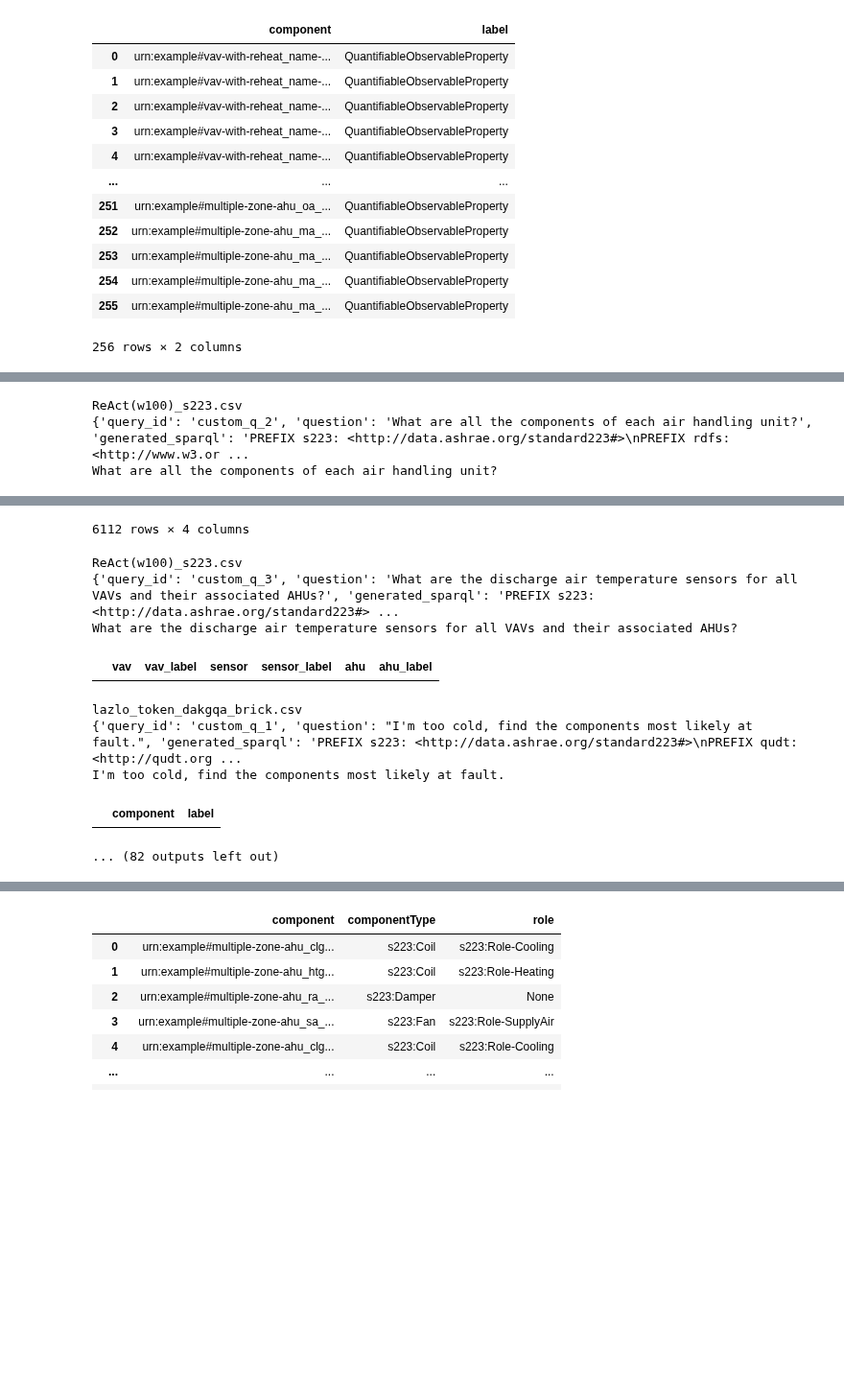
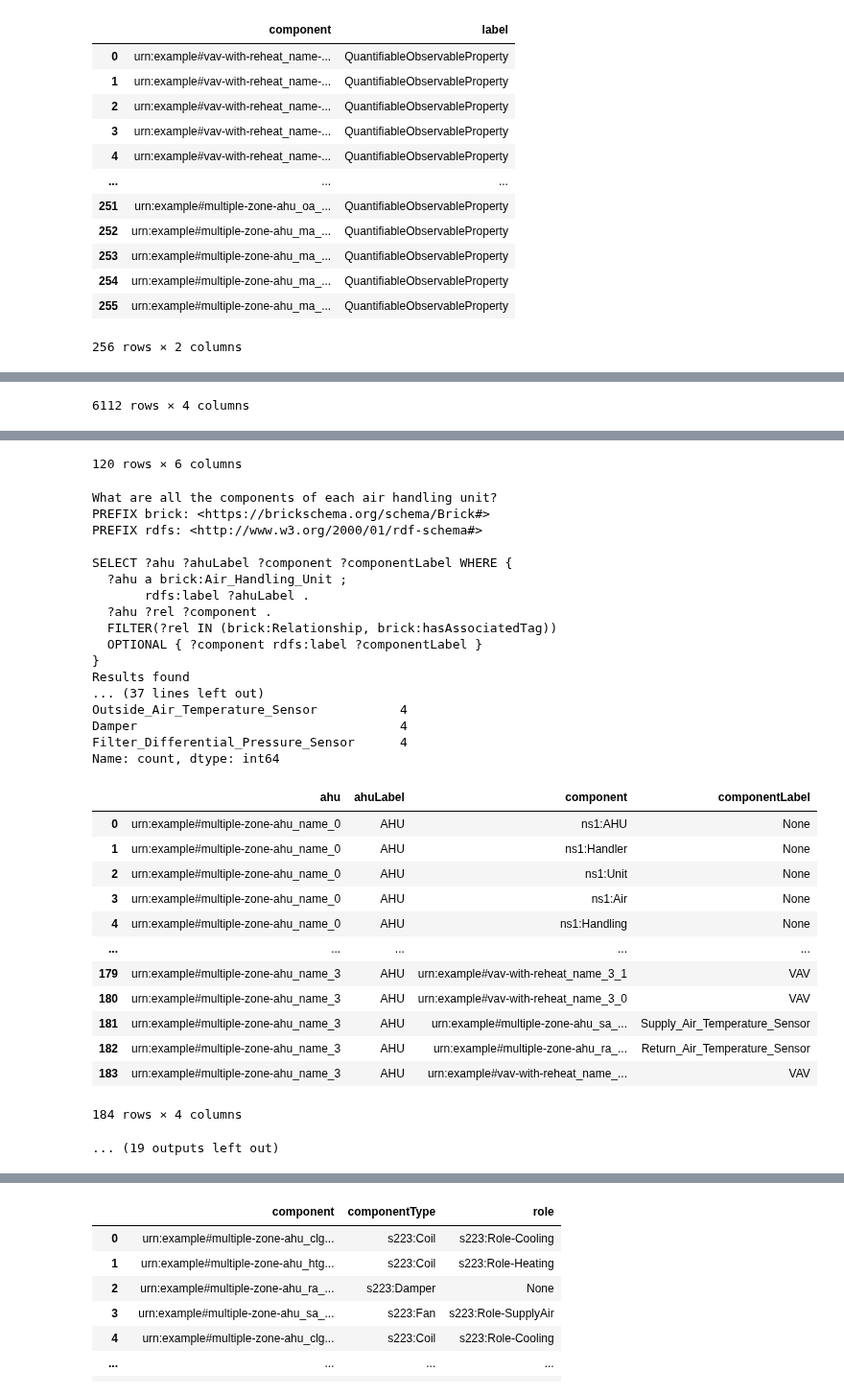
Before and after one commit to lazlop/graph-pattern-id, a Jupyter notebook: examples/testing-queries-camera-ready.ipynb, the cells around one changed output, grey strips where cells are left out. Shown at 96% size. Cells and saved outputs as stored; diff of their text form; code cells hidden in the pictures; blank space fills up the shorter version.

Commit message:
assessing query success

```diff
--- a/examples/testing-queries-camera-ready.ipynb
+++ b/examples/testing-queries-camera-ready.ipynb
@@ -49,20 +93,34 @@ csv_files = list(results_dir.glob('*.csv'))
 # print(f"Found {len(csv_files)} CSV files in {results_dir}\n")
 
 all_queries = []
-
+all_dfs = []
+summary = []
 # Process each CSV file
 for csv_file in csv_files:
-    # print(f"Processing: {csv_file.name}")
+    print('='*80)
+    print('Displaying File', csv_file.name)
     queries = read_queries_from_csv(csv_file)
     all_queries.extend(queries)
-    # print(f"  - Found {len(queries)} queries\n")
     g_i = gs if '_s223' in csv_file.name else gb
-    for query in all_queries:
-        print(csv_file.name)
-        print(query)
+    for query in queries:
         print(query['question'])
+        print(query['generated_sparql'])
+        result = [csv_file.name, query['question'], False]
         try:
-            display(query_to_df(query['generated_sparql'], g_i))
+            df = query_to_df(query['generated_sparql'], g_i)
+            all_dfs.append(df)
+            result = [csv_file.name, query['question'], len(df) > 0]
+            if df.empty:
+                print('No results')
+            else:
+                print('Results found')
+                for c in df.columns:
+                    print(df[c].value_counts())
+                    print('\n')
+                display(df)
         except Exception as e:
+            print('Error')
             print(e)
+        finally:
+            summary.append(result)
 # %% [output]
@@ -89,3 +186 @@ What are all the instances of valve commands for cooling only VAVs?
-ReAct(w100)_s223.csv
-{'query_id': 'custom_q_2', 'question': 'What are all the components of each air handling unit?', 'generated_sparql': 'PREFIX s223: <http://data.ashrae.org/standard223#>\nPREFIX rdfs: <http://www.w3.or ...
-What are all the components of each air handling unit?
+6112 rows × 4 columns
@@ -104,10 +216,32 @@ What are all the components of each air handling unit?
-6112 rows × 4 columns
-ReAct(w100)_s223.csv
-{'query_id': 'custom_q_3', 'question': 'What are the discharge air temperature sensors for all VAVs and their associated AHUs?', 'generated_sparql': 'PREFIX s223: <http://data.ashrae.org/standard223#> ...
-What are the discharge air temperature sensors for all VAVs and their associated AHUs?
+120 rows × 6 columns
+What are all the components of each air handling unit?
+PREFIX brick: <https://brickschema.org/schema/Brick#>
+PREFIX rdfs: <http://www.w3.org/2000/01/rdf-schema#>
+
+SELECT ?ahu ?ahuLabel ?component ?componentLabel WHERE {
+  ?ahu a brick:Air_Handling_Unit ;
+       rdfs:label ?ahuLabel .
+  ?ahu ?rel ?component .
+  FILTER(?rel IN (brick:Relationship, brick:hasAssociatedTag))
+  OPTIONAL { ?component rdfs:label ?componentLabel }
+}
+Results found
+... (37 lines left out)
+Outside_Air_Temperature_Sensor           4
+Damper                                   4
+Filter_Differential_Pressure_Sensor      4
+Name: count, dtype: int64
-|  | vav | vav_label | sensor | sensor_label | ahu | ahu_label |
+|  | ahu | ahuLabel | component | componentLabel |
+| 0 | urn:example#multiple-zone-ahu_name_0 | AHU | ns1:AHU | None |
+| 1 | urn:example#multiple-zone-ahu_name_0 | AHU | ns1:Handler | None |
+| 2 | urn:example#multiple-zone-ahu_name_0 | AHU | ns1:Unit | None |
+| 3 | urn:example#multiple-zone-ahu_name_0 | AHU | ns1:Air | None |
+| 4 | urn:example#multiple-zone-ahu_name_0 | AHU | ns1:Handling | None |
+| ... | ... | ... | ... | ... |
+| 179 | urn:example#multiple-zone-ahu_name_3 | AHU | urn:example#vav-with-reheat_name_3_1 | VAV |
+| 180 | urn:example#multiple-zone-ahu_name_3 | AHU | urn:example#vav-with-reheat_name_3_0 | VAV |
+| 181 | urn:example#multiple-zone-ahu_name_3 | AHU | urn:example#multiple-zone-ahu_sa_... | Supply_Air_Temperature_Sensor |
+| 182 | urn:example#multiple-zone-ahu_name_3 | AHU | urn:example#multiple-zone-ahu_ra_... | Return_Air_Temperature_Sensor |
+| 183 | urn:example#multiple-zone-ahu_name_3 | AHU | urn:example#vav-with-reheat_name_... | VAV |
-lazlo_token_dakgqa_brick.csv
-{'query_id': 'custom_q_1', 'question': "I'm too cold, find the components most likely at fault.", 'generated_sparql': 'PREFIX s223: <http://data.ashrae.org/standard223#>\nPREFIX qudt: <http://qudt.org ...
-I'm too cold, find the components most likely at fault.
-|  | component | label |
-... (82 outputs left out)
+184 rows × 4 columns
+... (19 outputs left out)
```
Also changed, not shown: parts of 11 cells of this notebook, 9 other files.
